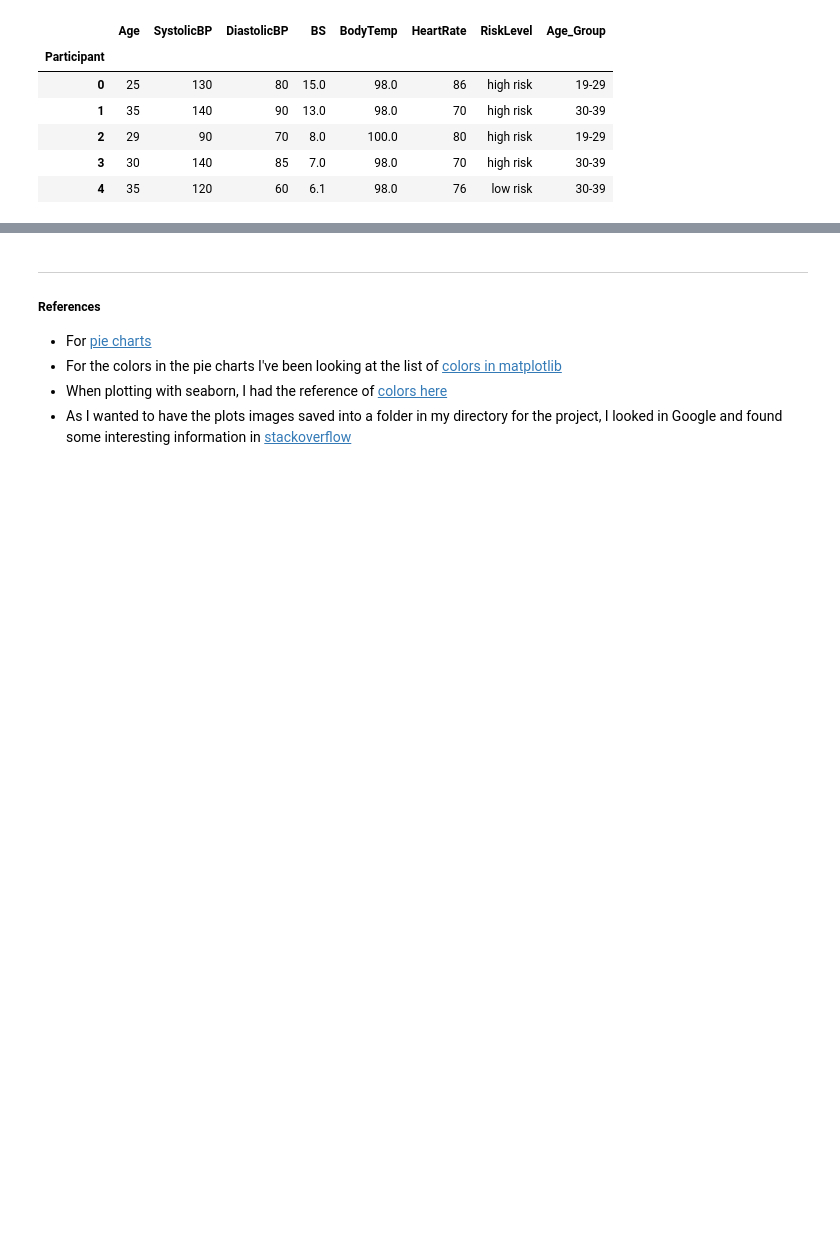
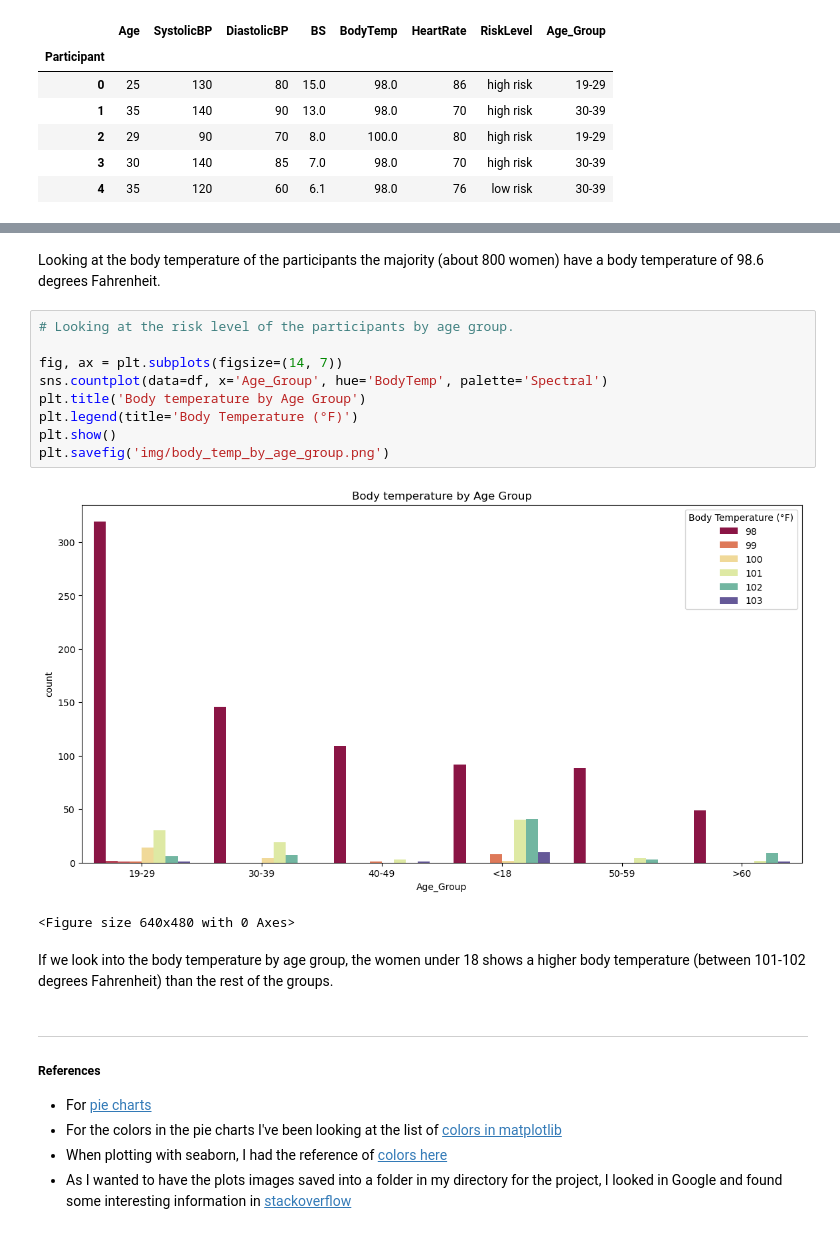
Before and after one commit to Jennyicano/PFDA, a Jupyter notebook: pfda_project/big_project.ipynb, the cells around one changed output, grey strips where cells are left out. Cells and saved outputs as stored; diff of their text form; blank space fills up the shorter version.

```diff
--- a/pfda_project/big_project.ipynb
+++ b/pfda_project/big_project.ipynb
@@ -281,3 +275,19 @@ With this plot we can see the body temperature of the women in age group under 1
+# %% [markdown]
+Looking at the body temperature of the participants the majority (about 800 women) have a body temperature of 98.6 degrees Fahrenheit.
+# %%
+# Looking at the risk level of the participants by age group.
+
+fig, ax = plt.subplots(figsize=(14, 7))
+sns.countplot(data=df, x='Age_Group', hue='BodyTemp', palette='Spectral')
+plt.title('Body temperature by Age Group')
+plt.legend(title='Body Temperature (°F)')
+plt.show()
+plt.savefig('img/body_temp_by_age_group.png')
+# %% [output]
+[figure, added]
+<Figure size 640x480 with 0 Axes>
+# %% [markdown]
+If we look into the body temperature by age group, the women under 18 shows a higher body temperature (between 101-102 degrees Fahrenheit) than the rest of the groups.
 # %% [markdown]
 ************
 ##### References
```
Also changed, not shown: parts of 3 cells of this notebook, 4 other files.
